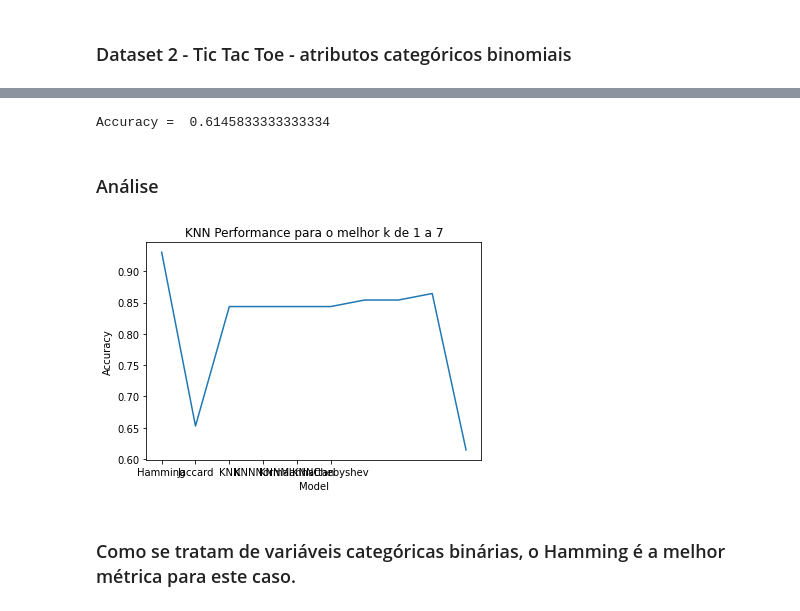
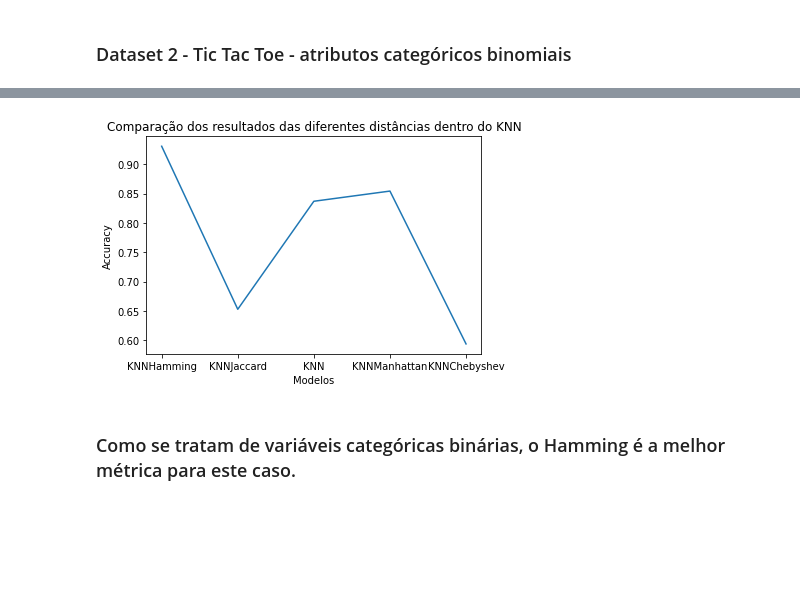
Before and after one commit to guilhermevaz8/Modified-KNN, a Jupyter notebook: KNNM.ipynb, the cells around one changed output, grey strips where cells are left out. Cells and saved outputs as stored; diff of their text form; code cells hidden in the pictures; blank space fills up the shorter version.

```diff
--- a/KNNM.ipynb
+++ b/KNNM.ipynb
@@ -580,20 +196,13 @@ KNN6.fit(X_train,y_train)
-# %%
-Y1_pred = KNN6.predict(X_test)
-print("Accuracy = ", accuracy_score(y_test, Y1_pred))
-accuracy.append(accuracy_score(y_test,Y1_pred))
-# %% [output]
-Accuracy =  0.6145833333333334
-# %% [markdown]
-### Análise
-# %%
-plt.plot(accuracy)
-plt.xlabel("Model")
-plt.ylabel("Accuracy")
-plt.title("KNN Performance para o melhor k de 1 a 7")
-plt.xticks(range(6), ['Hamming','Jaccard','KNN','KNNNormal','KNNManhattan','KNNChebyshev'])
-plt.show()
-# %% [output]
-[figure, removed]
+# %%
+resultados_lista = list(resultado.values())
+plt.plot(resultados_lista)
+plt.xlabel("Modelos")
+plt.ylabel("Accuracy")
+plt.title("Comparação dos resultados das diferentes distâncias dentro do KNN")
+plt.xticks(range(len(resultados_lista)), modelos, rotation='horizontal')
+plt.show()
+# %% [output]
+[figure, added]
 # %% [markdown]
 ### Como se tratam de variáveis categóricas binárias, o Hamming é a melhor métrica para este caso.
 # %% [markdown]
```
Also changed, not shown: parts of 98 cells of this notebook.
